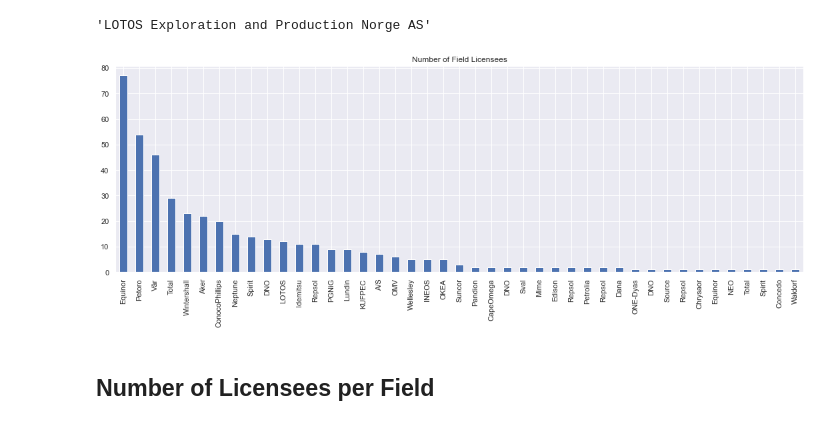
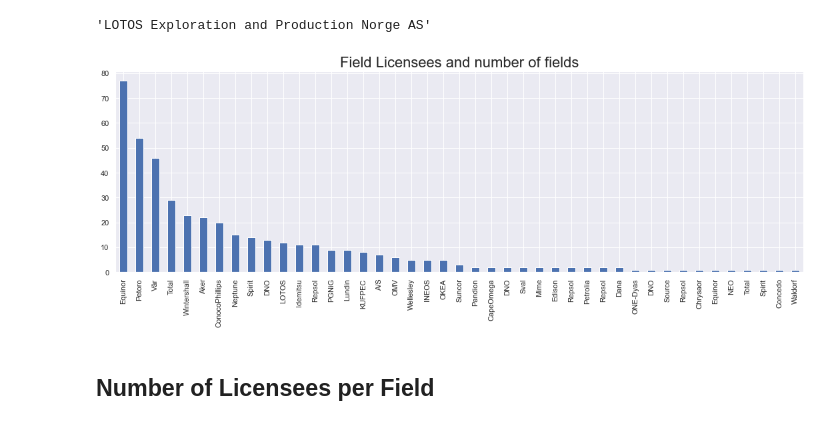
Before and after one commit to ABDunbar/NPD-Fields, a Jupyter notebook: Field.ipynb, the cells around one changed output. Cells and saved outputs as stored; diff of their text form; code cells hidden in the pictures.

```diff
--- a/Field.ipynb
+++ b/Field.ipynb
@@ -41,11 +41,11 @@ labelf = [f'{label.split()[0]}' for label in labels]
 # %%
 fig, ax = plt.subplots(figsize=(15, 6), tight_layout=True)
 data.plot(kind='bar')
 ax.xaxis.set_ticklabels(labelf)
-plt.xticks(rotation=90); plt.title('Number of Field Licensees')
+plt.xticks(rotation=90); plt.title('Field Licensees and number of fields', fontsize=22)
 plt.show()
 # %% [output]
-[figure, old version]
+[figure, new version]
 # %% [markdown]
 ## Number of Licensees per Field
 # %%
```
